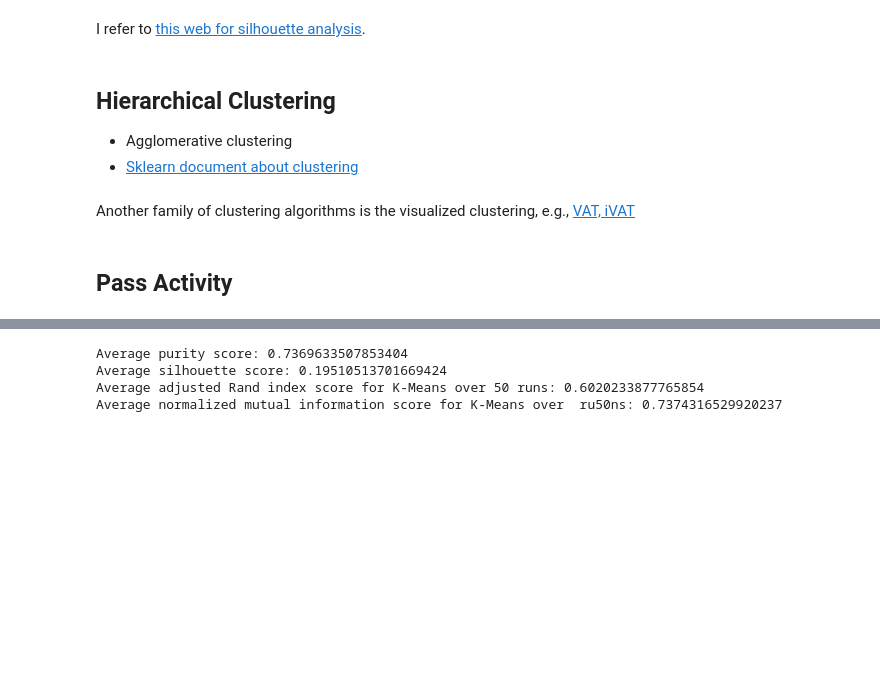
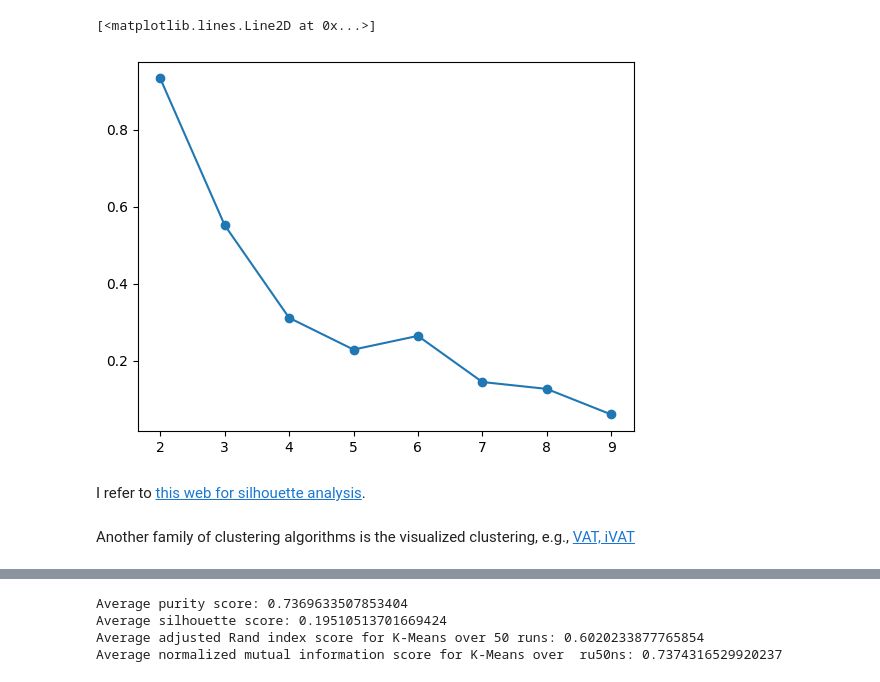
Before and after one commit to xinzhel/machine-learning-tutorials, a Jupyter notebook: 3-clustering-kmeans.ipynb, the cells around one changed output, grey strips where cells are left out. Drawn from its saved outputs; the diff is of its cells as text; code cells hidden in the pictures; blank space fills up the shorter version.

```diff
--- a/3-clustering.ipynb
+++ b/3-clustering-kmeans.ipynb
@@ -176,0 +167,4 @@ visualizer.show()
+# %%
+centroids, _ = k_means(X, 2)
+predictions = predict(X, centroids)
+predictions
@@ -176,0 +175,19 @@ visualizer.show()
+# %%
+def generate_data_with_dense_cluster(select_centroids_fn, k):
+    # Generate a dataset for demonstration if X is not defined
+    np.random.seed(42)  # For reproducibility
+    dense_cluster = np.random.normal(loc=5, scale=1, size=(200, 2))
+    sparse_points = np.random.normal(loc=10, scale=1, size=(10, 2))
+    X = np.vstack((dense_cluster, sparse_points))
+
+    # Visualize the centroids along with the data points
+    centroids = select_centroids_fn(X, k=k)
+    plt.scatter(X[:, 0], X[:, 1], color='blue', alpha=0.5, label='Data Points')
+    plt.scatter(centroids[:, 0], centroids[:, 1], color='red', marker='x', s=100, label='Centroids')
+    plt.title("Data Points and Randomly Initialized Centroids")
+    plt.xlabel("Feature 1")
+    plt.ylabel("Feature 2")
+    plt.legend()
+    plt.grid(True)
+    plt.show()
+X = generate_data_with_dense_cluster(select_centroids_fn=initialize_centroids, k=3)
@@ -177,6 +227,26 @@ visualizer.show()
+# %%
+range_n_clusters = [2, 3, 4, 5, 6, 7, 8, 9]
+silhouette_scores = []
+for n_clusters in range_n_clusters:
+    model = KMeans(n_clusters=n_clusters, n_init="auto", random_state=10)
+    cluster_labels = model.fit_predict(X)
+    silhouette_avg = metrics.silhouette_score(X, cluster_labels)
+    silhouette_scores.append(silhouette_avg)
+plt.plot(range_n_clusters, silhouette_scores, marker='o')
+
+
+# range_n_clusters = [2, 3, 4, 5, 6, 7, 8, 9, 10, 11, 12]
+# from my_ml_package.clustering.metrics import calculate_distortion
+# scores_over_k = []
+# for n_clusters in range_n_clusters:
+#     model = KMeans(n_clusters=n_clusters, n_init="auto", random_state=10)
+#     cluster_labels = model.fit_predict(X)
+#     centroids = model.cluster_centers_
+#     distortion = calculate_distortion(X.to_numpy(), centroids, cluster_labels)
+#     scores_over_k.append(distortion)
+# plt.plot(range_n_clusters, scores_over_k, marker='o')
+# %% [output]
+[<matplotlib.lines.Line2D at 0x...>]
+[figure, added]
 # %% [markdown]
 I refer to [this web for silhouette analysis](https://scikit-learn.org/stable/auto_examples/cluster/plot_kmeans_silhouette_analysis.html).
-# %% [markdown]
-## Hierarchical Clustering
-* Agglomerative clustering
-* [Sklearn document about clustering](https://scikit-learn.org/stable/modules/clustering.html#hierarchical-clustering)
@@ -222,4 +253,2 @@ print("purity_score: %0.3f" % purity_score(y, y_pred))
 # %% [markdown]
 Another family of clustering algorithms is the visualized clustering, e.g., [VAT, iVAT](https://medium.com/analytics-vidhya/using-visualization-algorithms-vat-ivat-to-assess-cluster-tendency-a89251a2400e#:~:text=iVAT%20is%20a%20visual%20method%20of%20assessing%20the,clearer%20densely%20black%20squares%2Frectangles%20in%20its%20printed%20map.)
-# %% [markdown]
-## Pass Activity
```
Also changed, not shown: parts of 34 cells of this notebook, 21 other files.
